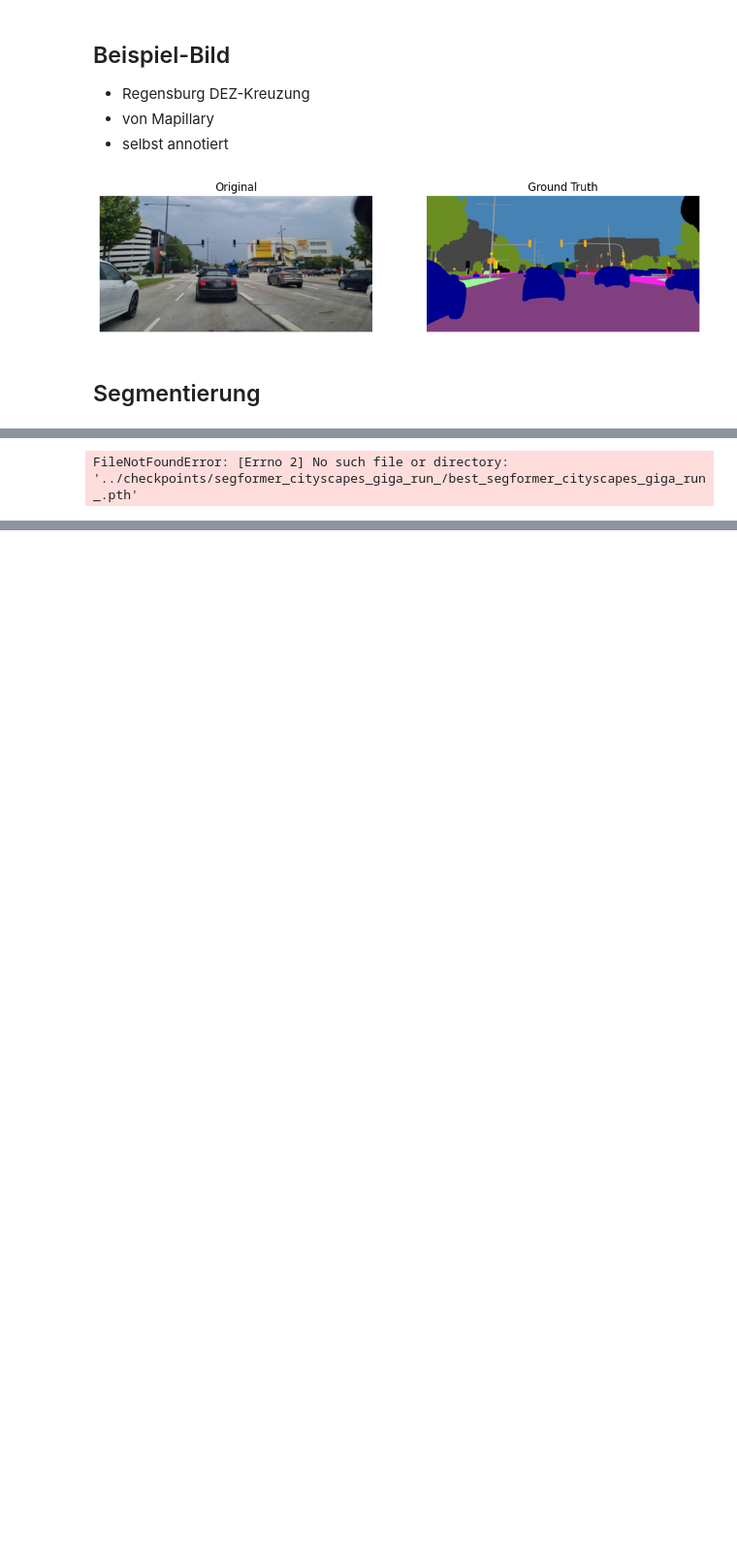
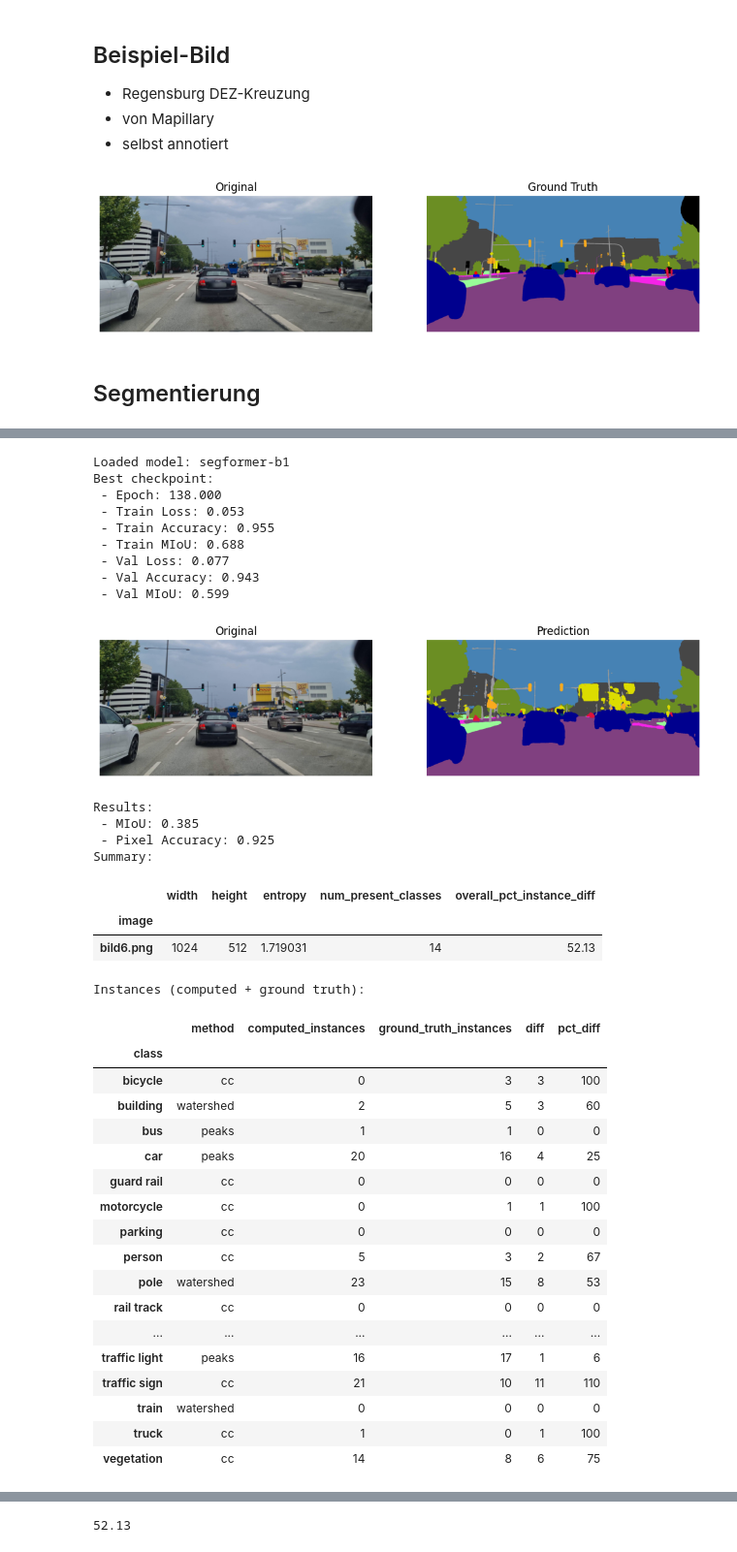
Before and after one commit to lucauhl/Semantic-Segmentation-Traffic-Scenes, a Jupyter notebook: 05_evaluation/demo.ipynb, the cells around one changed output, grey strips where cells are left out. Shown at 97% size. Cells and saved outputs as stored; diff of their text form; code cells hidden in the pictures; blank space fills up the shorter version.

Commit message:
Ran demo notebook with all 3 models (DeepLabV3, SegFormer, UNet)

```diff
--- a/05_evaluation/demo.ipynb
+++ b/05_evaluation/demo.ipynb
@@ -94,18 +94,52 @@ Instances (computed + ground truth):
 | vegetation | cc | 13 | 8 | 5 | 62 |
 [figure]
 # %%
-#TODO
-model, device, _ = load_model("segformer", "segformer_cityscapes_giga_run_") ###
+model, device, _ = load_model("segformer", "segformer_cityscapes_giga_run_3271909")
 prediction = infer(model, device, image)
 miou, _, acc = eval(prediction, rgb_label, num_classes=20)
 
 rgb_pred = label_to_color(prediction, CITYSCAPES_COLORS_20)
 plot_images(image, "Original", rgb_pred, "Prediction")
 
 print("Results:")
-print(f" - MIoU: {miou}")
-print(f" - Pixel Accuracy: {acc}")
+print(f" - MIoU: {miou:.3f}")
+print(f" - Pixel Accuracy: {acc:.3f}")
 
 show_instance_metrics(rgb_pred)
 # %% [output]
-FileNotFoundError: [Errno 2] No such file or directory: '../checkpoints/segformer_cityscapes_giga_run_/best_segformer_cityscapes_giga_run_.pth'
+Loaded model: segformer-b1
+Best checkpoint:
+ - Epoch: 138.000
+ - Train Loss: 0.053
+ - Train Accuracy: 0.955
+ - Train MIoU: 0.688
+ - Val Loss: 0.077
+ - Val Accuracy: 0.943
+ - Val MIoU: 0.599
+[figure, added]
+Results:
+ - MIoU: 0.385
+ - Pixel Accuracy: 0.925
+Summary:
+|  | width | height | entropy | num_present_classes | overall_pct_instance_diff |
+| image |  |  |  |  |  |
+| bild6.png | 1024 | 512 | 1.719031 | 14 | 52.13 |
+Instances (computed + ground truth):
+|  | method | computed_instances | ground_truth_instances | diff | pct_diff |
+| class |  |  |  |  |  |
+| bicycle | cc | 0 | 3 | 3 | 100 |
+| building | watershed | 2 | 5 | 3 | 60 |
+| bus | peaks | 1 | 1 | 0 | 0 |
+| car | peaks | 20 | 16 | 4 | 25 |
+| guard rail | cc | 0 | 0 | 0 | 0 |
+| motorcycle | cc | 0 | 1 | 1 | 100 |
+| parking | cc | 0 | 0 | 0 | 0 |
+| person | cc | 5 | 3 | 2 | 67 |
+| pole | watershed | 23 | 15 | 8 | 53 |
+| rail track | cc | 0 | 0 | 0 | 0 |
+| ... | ... | ... | ... | ... | ... |
+| traffic light | peaks | 16 | 17 | 1 | 6 |
+| traffic sign | cc | 21 | 10 | 11 | 110 |
+| train | watershed | 0 | 0 | 0 | 0 |
+| truck | cc | 1 | 0 | 1 | 100 |
+| vegetation | cc | 14 | 8 | 6 | 75 |
@@ -112 +147,2 @@ FileNotFoundError: [Errno 2] No such file or directory: '../checkpoints/segforme
+52.13
 # %%
```
Also changed, not shown: parts of 3 cells of this notebook.
